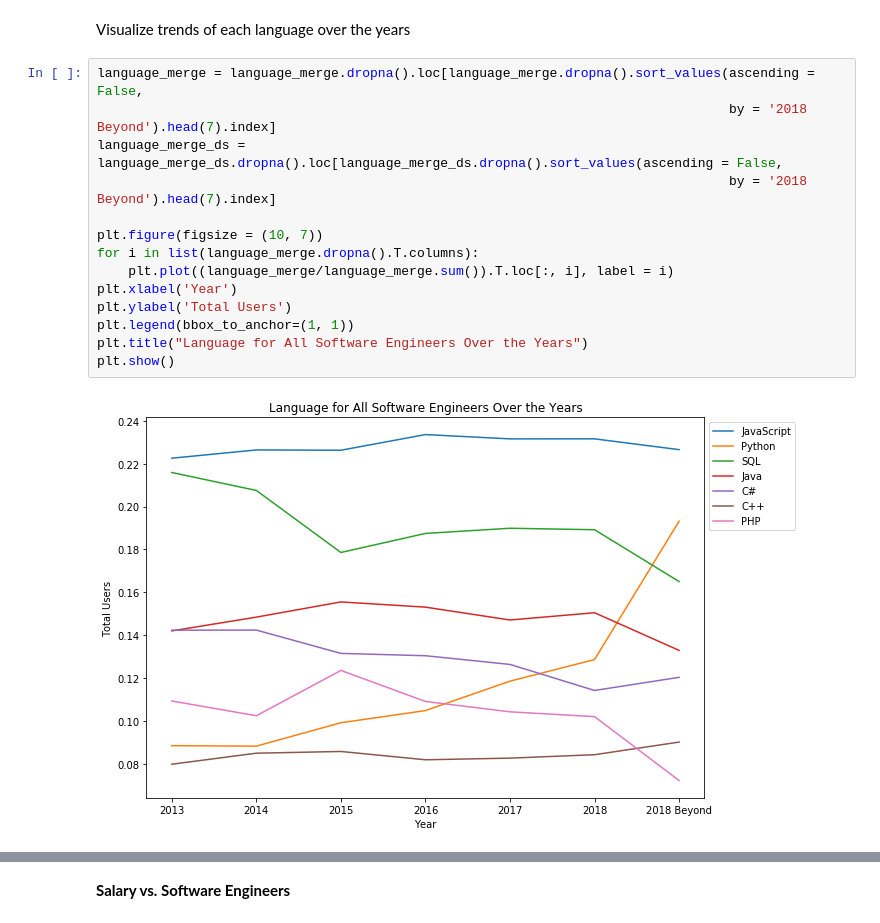
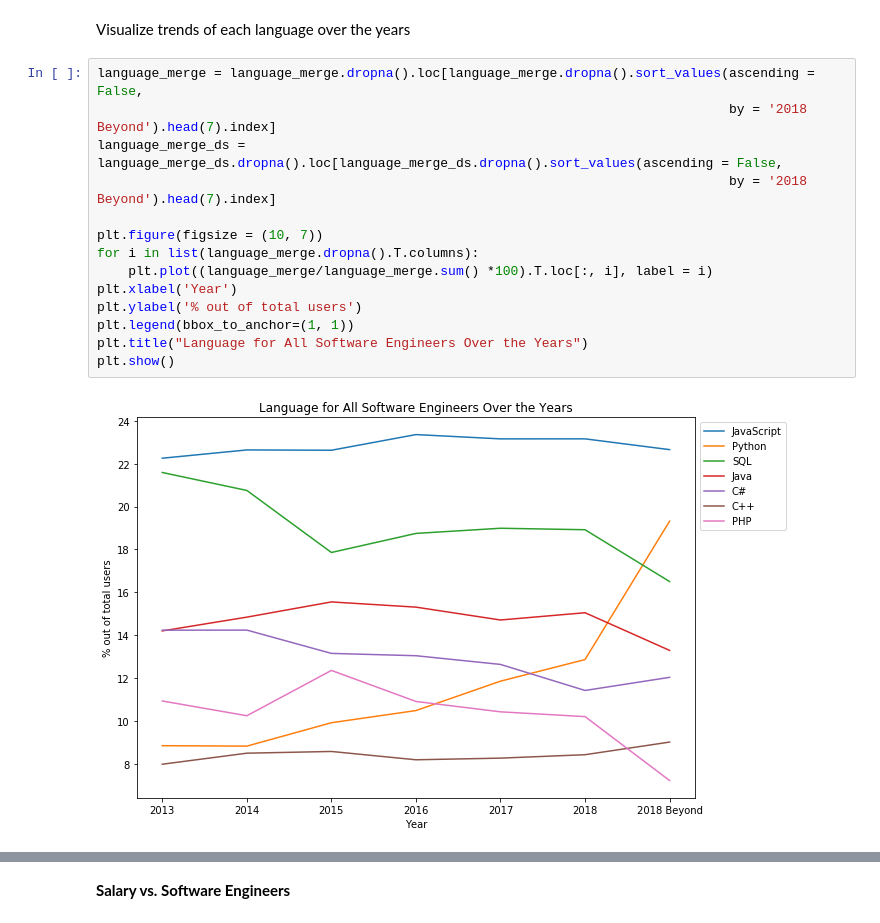
Before and after one commit to chen-bowen/Data_Science_Portfolio, a Jupyter notebook: Project 4 - Data Science Blog/Understanding the Career of Data Scientists.ipynb, the cells around one changed output, grey strips where cells are left out. Saved outputs shown, nothing was run; the diff lists cells and outputs as text.

Commit message:
Update Jupyter Notebook - change graphs axis

```diff
--- a/Project 4 - Data Science Blog/Understanding the Career of Data Scientists.ipynb
+++ b/Project 4 - Data Science Blog/Understanding the Career of Data Scientists.ipynb
@@ -260,19 +260,19 @@ Visualize trends of each language over the years
 # %%
 language_merge = language_merge.dropna().loc[language_merge.dropna().sort_values(ascending = False,
                                                                                  by = '2018 Beyond').head(7).index]
 language_merge_ds = language_merge_ds.dropna().loc[language_merge_ds.dropna().sort_values(ascending = False,
                                                                                  by = '2018 Beyond').head(7).index]
 
 plt.figure(figsize = (10, 7))
 for i in list(language_merge.dropna().T.columns):
-    plt.plot((language_merge/language_merge.sum()).T.loc[:, i], label = i)
+    plt.plot((language_merge/language_merge.sum() *100).T.loc[:, i], label = i)
 plt.xlabel('Year')
-plt.ylabel('Total Users')
+plt.ylabel('% out of total users')
 plt.legend(bbox_to_anchor=(1, 1))
 plt.title("Language for All Software Engineers Over the Years")
 plt.show()
 # %% [output]
-[figure, old version]
+[figure, new version]
 # %%
 plt.figure(figsize = (10, 7))
 for i in list(language_merge_ds.dropna().T.columns):
```
Also changed, not shown: parts of 1 cell of this notebook.
